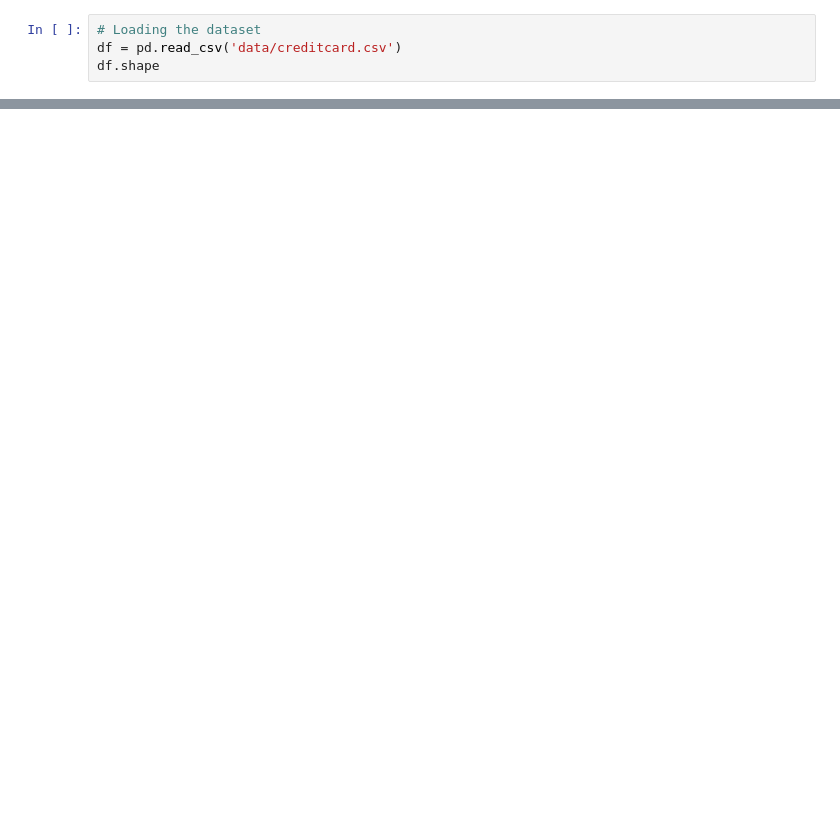
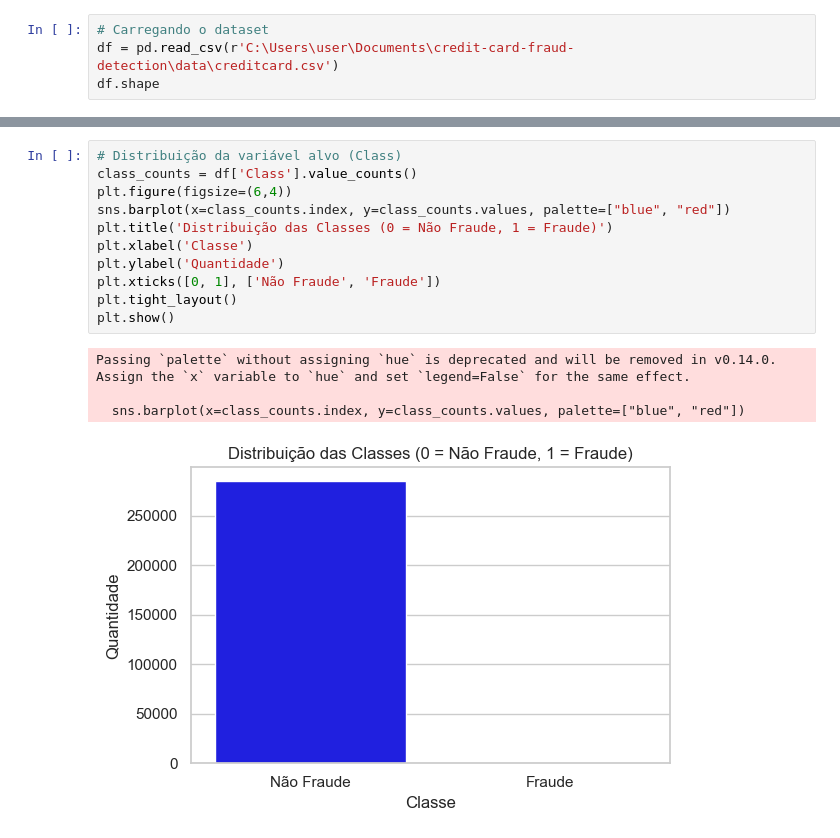
Before and after one commit to jrcomitre/credit-card-fraud-detection, a Jupyter notebook: notebooks/01-data-exploration.ipynb, the cells around one changed output, grey strips where cells are left out. Cells and saved outputs as stored; diff of their text form; blank space fills up the shorter version.

Commit message:
data-exploration-inicio

```diff
--- a/notebooks/01-data-exploration.ipynb
+++ b/notebooks/01-data-exploration.ipynb
@@ -12,5 +12,5 @@ sns.set(style="whitegrid")
 # %%
-# Loading the dataset
-df = pd.read_csv('data/creditcard.csv')
+# Carregando o dataset
+df = pd.read_csv(r'C:\Users\user\Documents\credit-card-fraud-detection\data\creditcard.csv')
 df.shape
 # %% [output]
@@ -17,0 +71,16 @@ FileNotFoundError: [Errno 2] No such file or directory: 'data/creditcard.csv'
+# %%
+# Distribuição da variável alvo (Class)
+class_counts = df['Class'].value_counts()
+plt.figure(figsize=(6,4))
+sns.barplot(x=class_counts.index, y=class_counts.values, palette=["blue", "red"])
+plt.title('Distribuição das Classes (0 = Não Fraude, 1 = Fraude)')
+plt.xlabel('Classe')
+plt.ylabel('Quantidade')
+plt.xticks([0, 1], ['Não Fraude', 'Fraude'])
+plt.tight_layout()
+plt.show()
+# %% [output]
+Passing `palette` without assigning `hue` is deprecated and will be removed in v0.14.0. Assign the `x` variable to `hue` and set `legend=False` for the same effect.
+
+  sns.barplot(x=class_counts.index, y=class_counts.values, palette=["blue", "red"])
+[figure, added]
```
Also changed, not shown: parts of 7 cells of this notebook, 3 other files.
